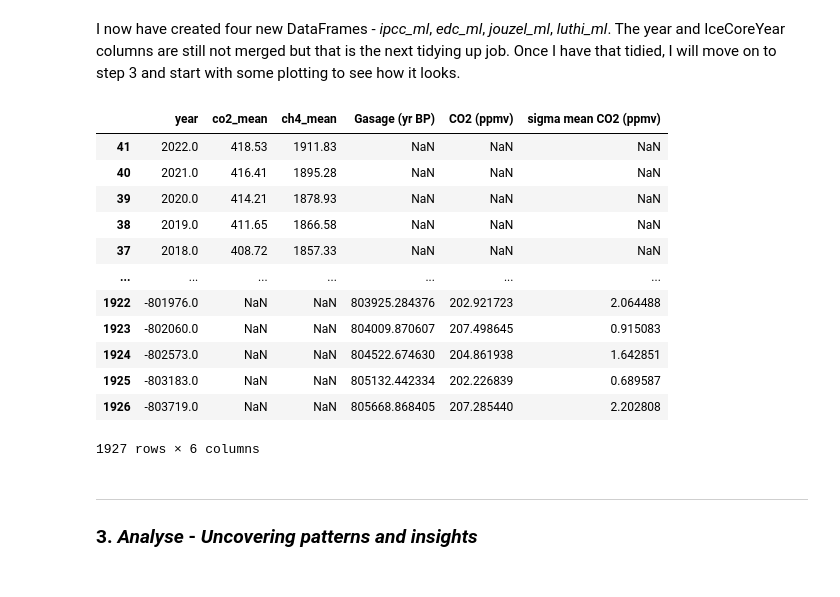
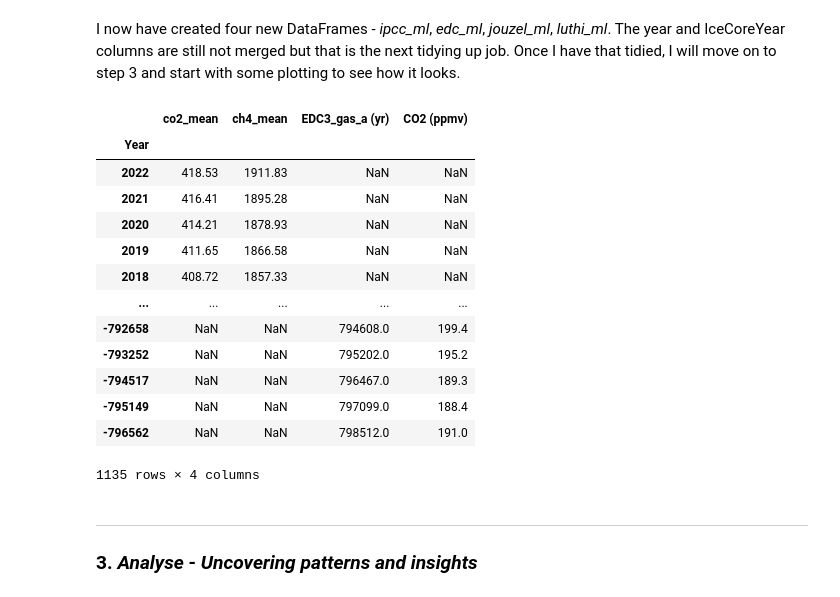
Before and after one commit to turps-pc90/PfDA_ClimateProject, a Jupyter notebook: project.ipynb, the cells around one changed output. Drawn from its saved outputs; the diff is of its cells as text; code cells hidden in the pictures.

Commit message:
Identified error in how I was merging datasets. Added screenshot of error to notebook and then fixed

```diff
--- a/project.ipynb
+++ b/project.ipynb
@@ -405,49 +412,26 @@ luthi_ml
 # %% [markdown]
 I now have created four new DataFrames - *ipcc_ml*, *edc_ml*, *jouzel_ml*, *luthi_ml*. The year and IceCoreYear columns are still not merged but that is the next tidying up job. Once I have that tidied, I will move on to step 3 and start with some plotting to see how it looks.
-# %%
-# Merge 'year' and 'IceCoreYear' columns from edc_ml into a new column 'year'
-edc_ml['year'] = edc_ml[['year', 'IceCoreYear']].apply(lambda row: pd.to_numeric(row, errors='coerce')).sum(axis=1)
-
-# Drop the 'IceCoreYear' column
-edc_ml = edc_ml.drop(['IceCoreYear'], axis=1)
-
-# Merge 'year' and 'IceCoreYear' columns from ipcc_ml into a new column 'year'
-ipcc_ml['year'] = ipcc_ml[['year', 'IceCoreYear']].apply(lambda row: pd.to_numeric(row, errors='coerce')).sum(axis=1)
-
-# Drop the 'IceCoreYear' column
-ipcc_ml = ipcc_ml.drop(['IceCoreYear'], axis=1)
-
-# Merge 'year' and 'IceCoreYear' columns from jouzel_ml into a new column 'year'
-jouzel_ml['year'] = jouzel_ml[['year', 'IceCoreYear']].apply(lambda row: pd.to_numeric(row, errors='coerce')).sum(axis=1)
-
-# Drop the 'IceCoreYear' column
-jouzel_ml = jouzel_ml.drop(['IceCoreYear'], axis=1)
-
-# Merge 'year' and 'IceCoreYear' columns from luthi_ml into a new column 'year'
-luthi_ml['year'] = luthi_ml[['year', 'IceCoreYear']].apply(lambda row: pd.to_numeric(row, errors='coerce')).sum(axis=1)
-
-# Drop the individual 'year' and 'IceCoreYear' columns
-luthi_ml = luthi_ml.drop(['IceCoreYear'], axis=1)
 # %%
 # Uncomment any of the below to test if the previous code block worked
 #edc_ml
-ipcc_ml
+#ipcc_ml
 #jouzel_ml
-#luthi_ml
+luthi_ml
 # %% [output]
-|  | year | co2_mean | ch4_mean | Gasage (yr BP) | CO2 (ppmv) | sigma mean CO2 (ppmv) |
-| 41 | 2022.0 | 418.53 | 1911.83 | NaN | NaN | NaN |
-| 40 | 2021.0 | 416.41 | 1895.28 | NaN | NaN | NaN |
-| 39 | 2020.0 | 414.21 | 1878.93 | NaN | NaN | NaN |
-| 38 | 2019.0 | 411.65 | 1866.58 | NaN | NaN | NaN |
-| 37 | 2018.0 | 408.72 | 1857.33 | NaN | NaN | NaN |
-| ... | ... | ... | ... | ... | ... | ... |
-| 1922 | -801976.0 | NaN | NaN | 803925.284376 | 202.921723 | 2.064488 |
-| 1923 | -802060.0 | NaN | NaN | 804009.870607 | 207.498645 | 0.915083 |
-| 1924 | -802573.0 | NaN | NaN | 804522.674630 | 204.861938 | 1.642851 |
-| 1925 | -803183.0 | NaN | NaN | 805132.442334 | 202.226839 | 0.689587 |
-| 1926 | -803719.0 | NaN | NaN | 805668.868405 | 207.285440 | 2.202808 |
+|  | co2_mean | ch4_mean | EDC3_gas_a (yr) | CO2 (ppmv) |
+| Year |  |  |  |  |
+| 2022 | 418.53 | 1911.83 | NaN | NaN |
+| 2021 | 416.41 | 1895.28 | NaN | NaN |
+| 2020 | 414.21 | 1878.93 | NaN | NaN |
+| 2019 | 411.65 | 1866.58 | NaN | NaN |
+| 2018 | 408.72 | 1857.33 | NaN | NaN |
+| ... | ... | ... | ... | ... |
+| -792658 | NaN | NaN | 794608.0 | 199.4 |
+| -793252 | NaN | NaN | 795202.0 | 195.2 |
+| -794517 | NaN | NaN | 796467.0 | 189.3 |
+| -795149 | NaN | NaN | 797099.0 | 188.4 |
+| -796562 | NaN | NaN | 798512.0 | 191.0 |
-1927 rows × 6 columns
+1135 rows × 4 columns
 # %% [markdown]
 ***
 ### 3. *Analyse* - *Uncovering patterns and insights*
```
Also changed, not shown: parts of 9 cells of this notebook, 1 other file.
